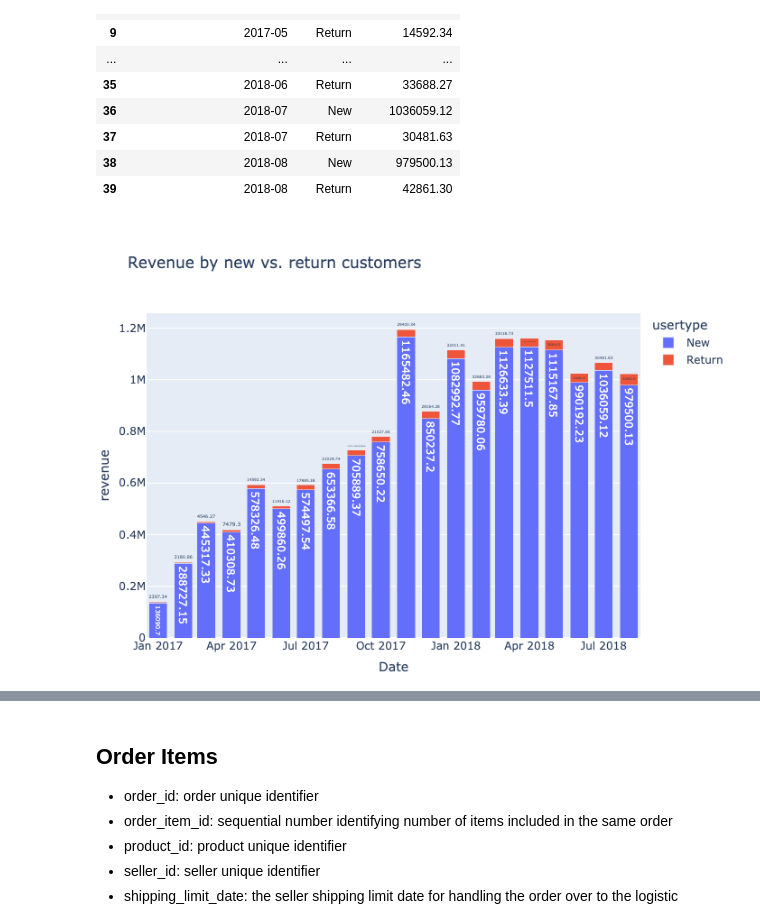
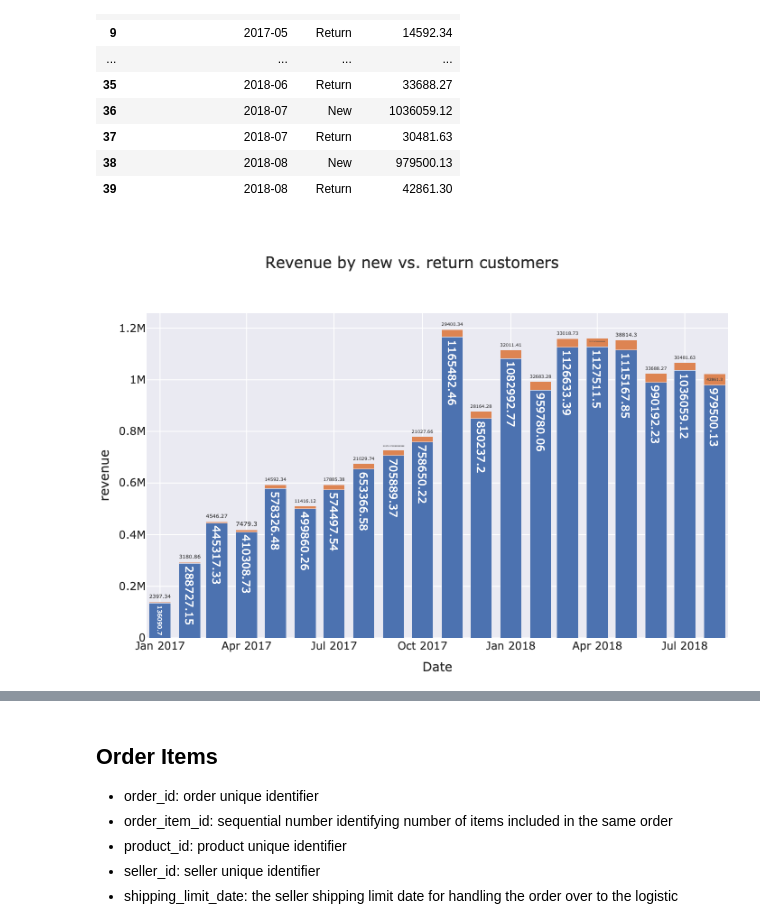
Before and after one commit to dailyLi/olist_digital_marketing, a Jupyter notebook: EDA.ipynb, the cells around one changed output, grey strips where cells are left out. Drawn from its saved outputs; the diff is of its cells as text; code cells hidden in the pictures.

```diff
--- a/EDA.ipynb
+++ b/EDA.ipynb
@@ -9,6 +9,8 @@ from datetime import datetime, timedelta
 # %%
 import plotly.express as px
 import plotly.io as pio
+import plotly.graph_objects as go
+pio.templates.default = "seaborn"
 # %% [markdown]
 ## Orders
 # %%
@@ -479,16 +528,17 @@ df_revenue_customer
 | 39 | 2018-08 | Return | 42861.30 |
 # %%
 fig = px.bar(df_revenue_customer, x='order_purchase_timestamp', y='payment_value', text='payment_value',
-              color="usertype", barmode = 'stack',
+              color="usertype", barmode = 'stack', height = 500,
               labels={'order_purchase_timestamp':'Date', 'payment_value':'revenue'},
               title='Revenue by new vs. return customers')
 
 fig.update_layout(margin ={'l':50,'b':0,'r':0})
-
+fig.update_layout(showlegend=False)
 #generate interactive graph in Jupyter Notebook
 #fig.show()
 
 #generate static graph for GitHub display
 fig.show(renderer="png")
+fig.write_html("visuals/byMonth_revenue_number_new_vs_return.html")
 # %% [output]
-[figure, old version]
+[figure, new version]
```
Also changed, not shown: parts of 41 cells of this notebook, 1 other file.
